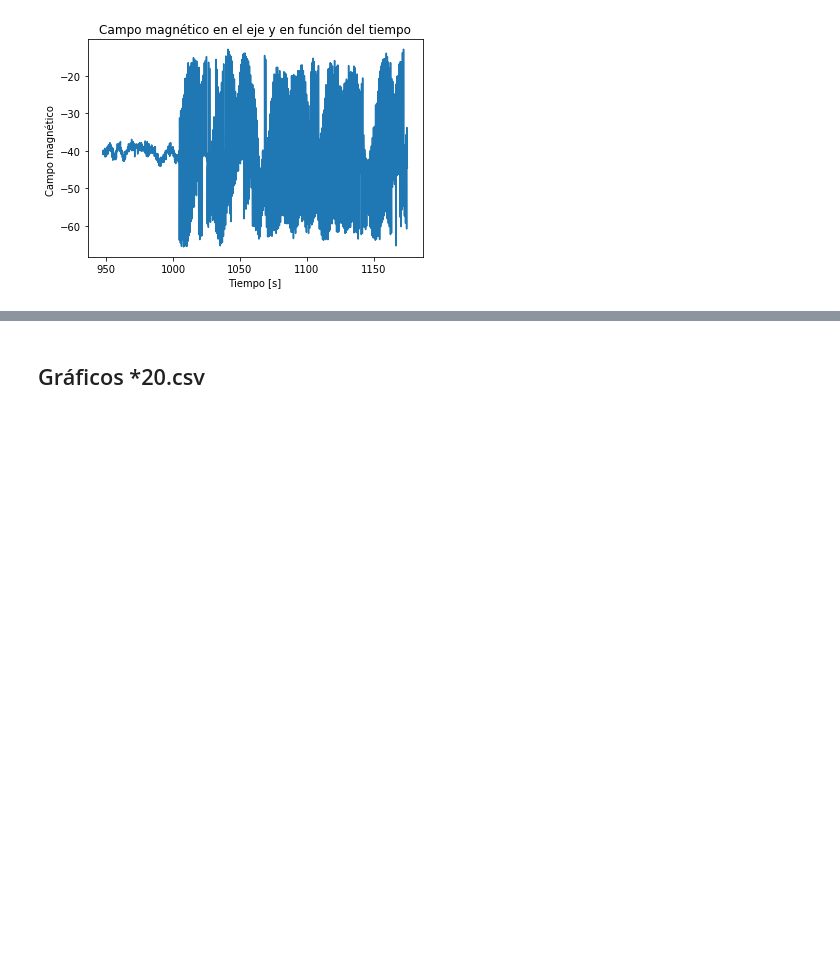
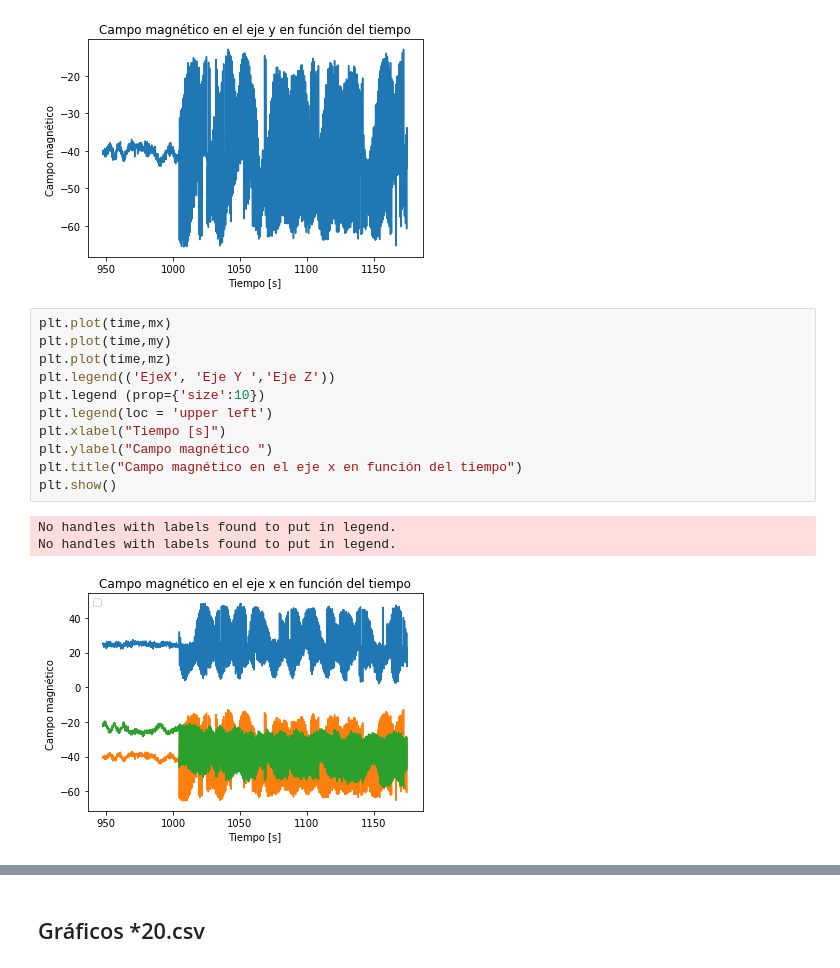
Before and after one commit to Luninni/ExperenciaSatelites, a Jupyter notebook: graficos.ipynb, the cells around one changed output, grey strips where cells are left out. Saved outputs shown, nothing was run; the diff lists cells and outputs as text; blank space fills up the shorter version.

```diff
--- a/graficos.ipynb
+++ b/graficos.ipynb
@@ -76,6 +68,21 @@ plt.title("Campo magnético en el eje y en función del tiempo")
 plt.show()
 # %% [output]
 [figure]
+# %%
+plt.plot(time,mx)
+plt.plot(time,my)
+plt.plot(time,mz)
+plt.legend(('EjeX', 'Eje Y ','Eje Z'))
+plt.legend (prop={'size':10})
+plt.legend(loc = 'upper left')
+plt.xlabel("Tiempo [s]")
+plt.ylabel("Campo magnético ")
+plt.title("Campo magnético en el eje x en función del tiempo")
+plt.show()
+# %% [output]
+No handles with labels found to put in legend.
+No handles with labels found to put in legend.
+[figure, added]
 # %%
 plt.plot(time,mz)
 plt.xlabel("Tiempo [s]")
```
Also changed, not shown: parts of 48 cells of this notebook.
